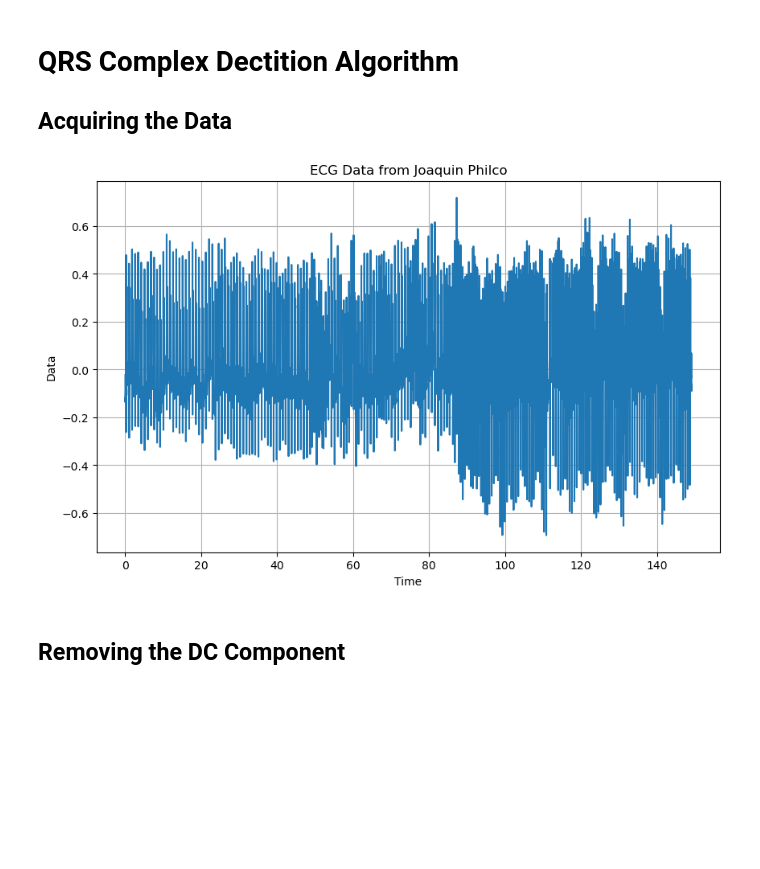
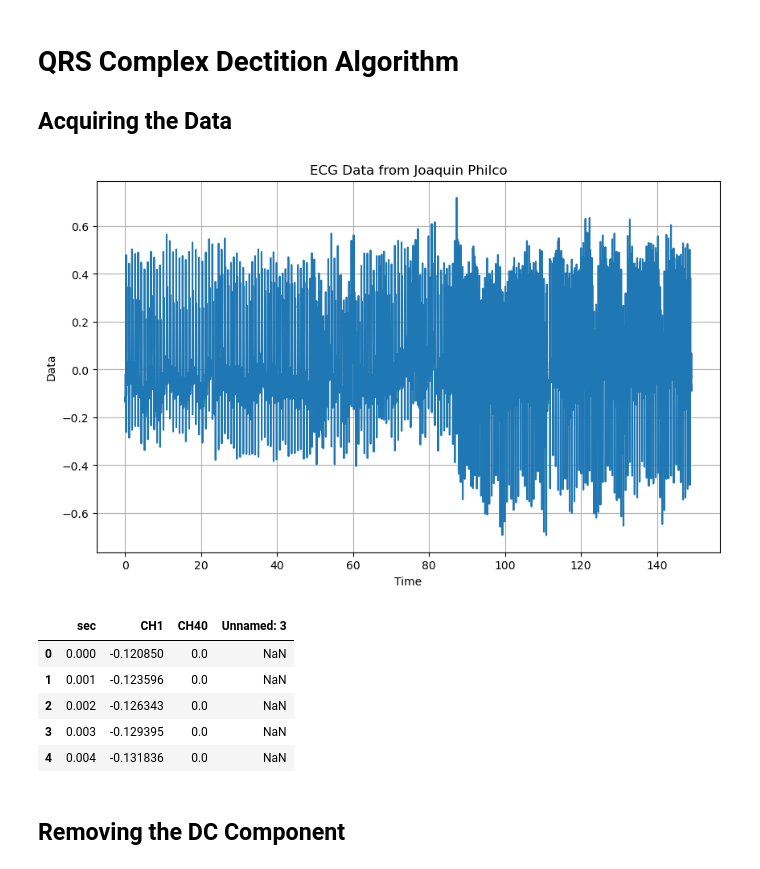
Before and after one commit to Joas329/QRS-Complex-Dection-Algoirthm, a Jupyter notebook: main.ipynb, the cells around one changed output. Cells and saved outputs as stored; diff of their text form; code cells hidden in the pictures; blank space fills up the shorter version.

```diff
--- a/main.ipynb
+++ b/main.ipynb
@@ -6,27 +6,37 @@
 # %%
 import pandas as pd
 import numpy as np
 import matplotlib.pyplot as plt
 
 # Load the dataset with comma as delimiter
 df = pd.read_csv("lab5_Philco-L05.txt", delimiter=",")
+
+
 
 # Get the time column
 time = df.iloc[:, 0]
 
 # Get the Channel data
 data = df.iloc[:, 1]
 
 # Plot the data
 plt.figure(figsize=(10, 6))
 plt.plot(time, data)
 plt.xlabel('Time')
 plt.ylabel('Data')
 plt.title('ECG Data from Joaquin Philco')
 plt.grid(True)
 plt.show()
+
+df.head()
 # %% [output]
 [figure]
+|  | sec | CH1 | CH40 | Unnamed: 3 |
+| 0 | 0.000 | -0.120850 | 0.0 | NaN |
+| 1 | 0.001 | -0.123596 | 0.0 | NaN |
+| 2 | 0.002 | -0.126343 | 0.0 | NaN |
+| 3 | 0.003 | -0.129395 | 0.0 | NaN |
+| 4 | 0.004 | -0.131836 | 0.0 | NaN |
 # %% [markdown]
 ## Removing the DC Component
 # %%
```
Also changed, not shown: parts of 9 cells of this notebook.
